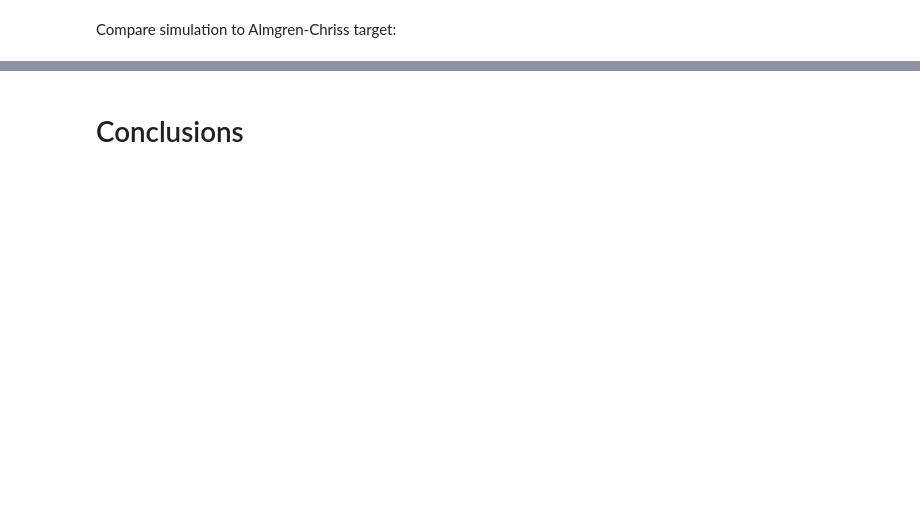
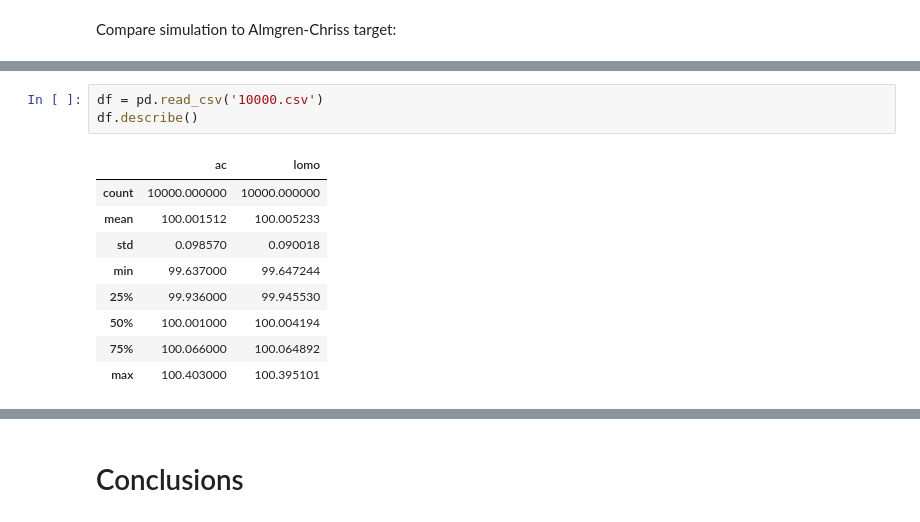
Before and after one commit to ethansbrown/jupyter-notebook-slides, a Jupyter notebook: lomo.ipynb, the cells around one changed output, grey strips where cells are left out. Drawn from its saved outputs; the diff is of its cells as text; blank space fills up the shorter version.

```diff
--- a/lomo.ipynb
+++ b/lomo.ipynb
@@ -261,0 +291,13 @@ plt.plot(q_ac, '--');
+# %%
+df = pd.read_csv('10000.csv')
+df.describe()
+# %% [output]
+|  | ac | lomo |
+| count | 10000.000000 | 10000.000000 |
+| mean | 100.001512 | 100.005233 |
+| std | 0.098570 | 0.090018 |
+| min | 99.637000 | 99.647244 |
+| 25% | 99.936000 | 99.945530 |
+| 50% | 100.001000 | 100.004194 |
+| 75% | 100.066000 | 100.064892 |
+| max | 100.403000 | 100.395101 |
```
Also changed, not shown: parts of 16 cells of this notebook, 1 other file.
